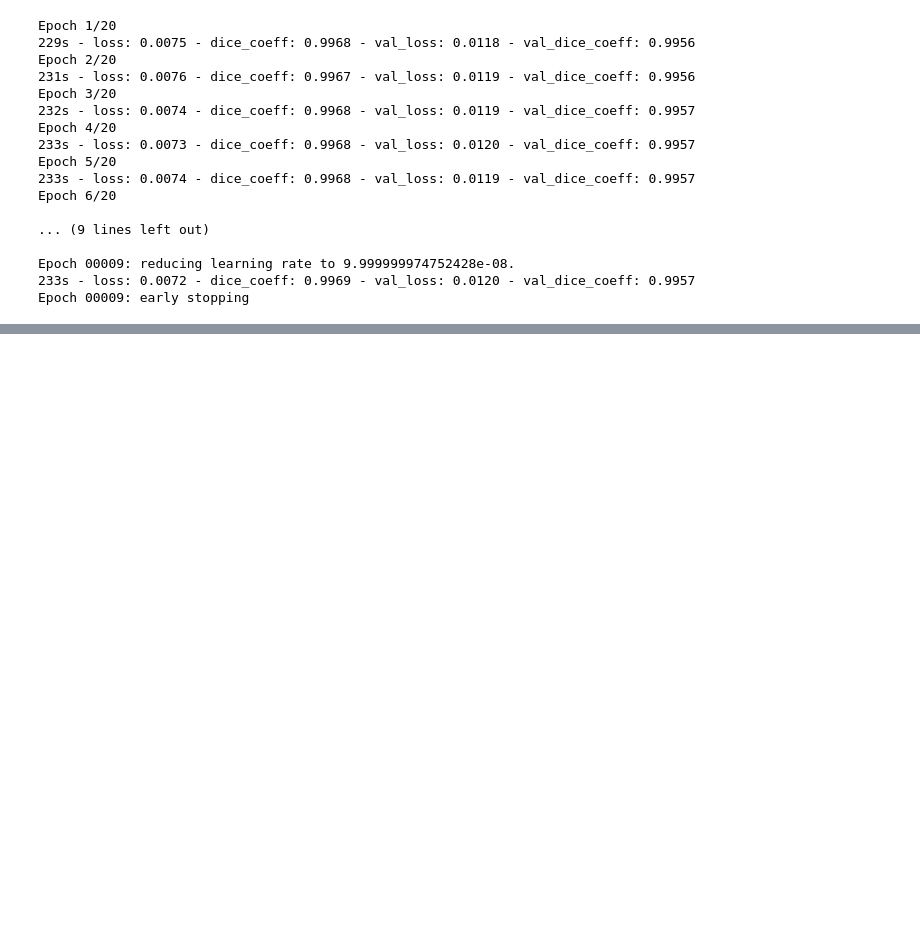
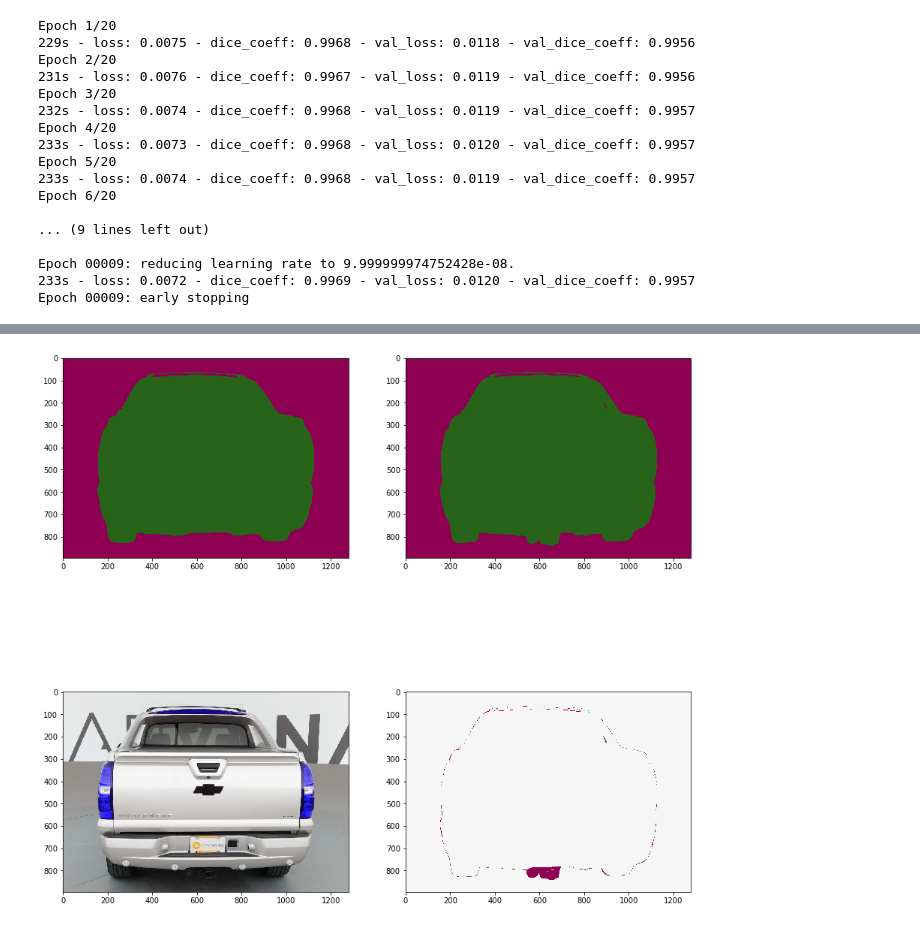
Before and after one commit to sainathadapa/kaggle-carvana-image-masking-challenge, a Jupyter notebook: 17-fullres-ang-09.ipynb, the cells around one changed output, grey strips where cells are left out. Drawn from its saved outputs; the diff is of its cells as text; code cells hidden in the pictures; blank space fills up the shorter version.

Commit message:
visualized worst predictions

```diff
--- a/17-fullres-ang-09.ipynb
+++ b/17-fullres-ang-09.ipynb
@@ -1001,0 +991,2 @@ ToDO
+# %%
+model.load_weights('./weights/full_res_ang_09.hdf5')
@@ -1001,0 +1053,7 @@ ToDO
+# %%
+def dice_coeff_numpy(y_true, y_pred):
+    return 2*np.sum(np.multiply(y_true, y_pred))/(np.sum(y_pred) + np.sum(y_true))
+# %%
+dice_coeff_vals=[]
+for i in range(len(ids_train)):
+    dice_coeff_vals.append(dice_coeff_numpy(actual_mask[i], predicted_mask[i]))
@@ -1001,0 +1078,21 @@ ToDO
+# %%
+def plot_diff(i):
+    img  = actual_img[i]
+    pred = predicted_mask[i]
+    act  = actual_mask[i]
+    pred_minus_act = pred-act
+
+    plt.figure(figsize=(15, 15))
+    plt.subplot(2,2,1)
+    plt.imshow(pred, cmap="PiYG")
+    plt.subplot(2,2,2)
+    plt.imshow(act, cmap="PiYG")
+    plt.subplot(2,2,3)
+    plt.imshow(img)
+    plt.subplot(2,2,4)
+    plt.imshow(pred_minus_act, cmap="PiYG")
+    plt.show()
+# %%
+plot_diff(295);
+# %% [output]
+[figure, added]
```
Also changed, not shown: parts of 19 cells of this notebook.
